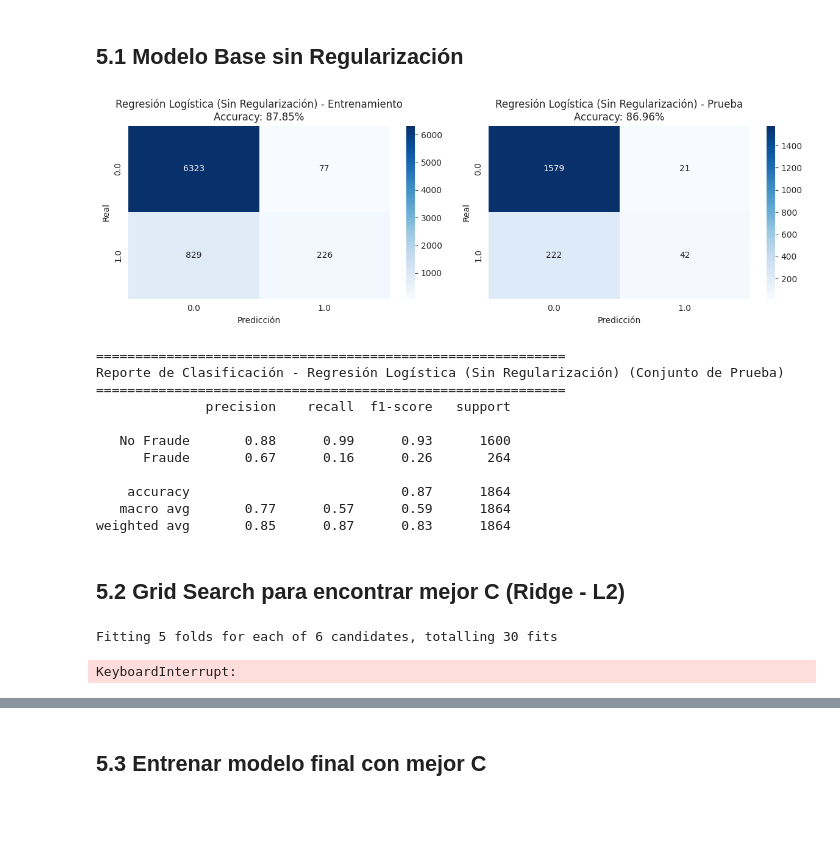
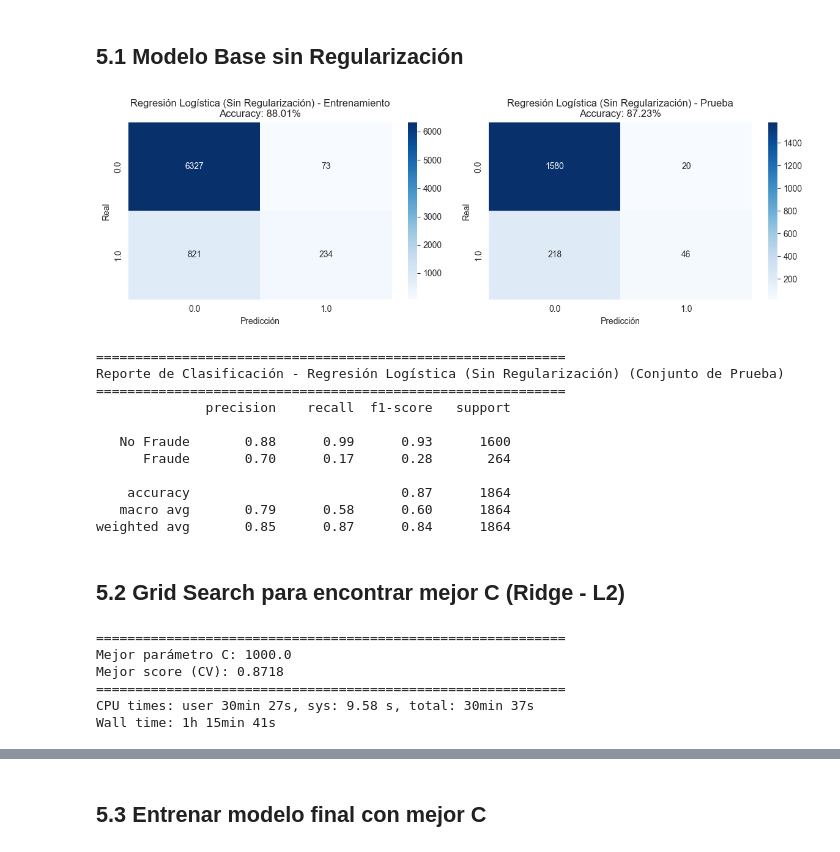
Before and after one commit to andrestrevino-EpsilonTech/Examen_reto1_clasificador_canastas_fraude, a Jupyter notebook: Notebooks/ClasificadorFraudeCanastas.ipynb, the cells around one changed output, grey strips where cells are left out. Drawn from its saved outputs; the diff is of its cells as text; code cells hidden in the pictures; blank space fills up the shorter version.

```diff
--- a/Notebooks/ClasificadorFraudeCanastas.ipynb
+++ b/Notebooks/ClasificadorFraudeCanastas.ipynb
@@ -387,37 +373,37 @@ dtype: int64
 # %%
 # Entrenar modelo base
 modelo_base = LogisticRegression(
     penalty=None,
     max_iter=1000,
     random_state=42,
-    solver='saga'
+    solver='sag'
 ).fit(X_train, y_train)
 
 # Evaluar
 acc_train_base, acc_test_base = evaluacion_modelo(
     modelo_base, X_train, y_train, X_test, y_test,
     nombre_modelo='Regresión Logística (Sin Regularización)'
 )
 # %% [output]
-[figure, old version]
+[figure, new version]
 ============================================================
 Reporte de Clasificación - Regresión Logística (Sin Regularización) (Conjunto de Prueba)
 ============================================================
               precision    recall  f1-score   support
 
    No Fraude       0.88      0.99      0.93      1600
-      Fraude       0.67      0.16      0.26       264
+      Fraude       0.70      0.17      0.28       264
 
     accuracy                           0.87      1864
-   macro avg       0.77      0.57      0.59      1864
-weighted avg       0.85      0.87      0.83      1864
+   macro avg       0.79      0.58      0.60      1864
+weighted avg       0.85      0.87      0.84      1864
 # %% [markdown]
 ## 5.2 Grid Search para encontrar mejor C (Ridge - L2)
 # %%
 %%time
 
 # Valores de lambda y C (C = 1/lambda)
-lambdas = np.array([0.001, 0.01, 0.1, 1, 10, 100])
+lambdas = np.array([0.001, .01, .1, 1, 10, 100])
 C_values = 1 / lambdas
 
 # K-Fold Cross Validation
@@ -426,30 +412,30 @@ kf = KFold(n_splits=5, shuffle=True, random_state=42)
 # Grid Search
 modelo_ridge = LogisticRegression(
     penalty='l2',
-    max_iter=1000,
-    solver='saga',
-    random_state=42
+    max_iter=1500,
+    solver='sag',
+    tol=0.0001,
+    warm_start=True
 )
 
 grid_search = GridSearchCV(
     estimator=modelo_ridge,
     param_grid={'C': C_values},
     cv=kf,
-    scoring='accuracy',
-    return_train_score=True,
-    n_jobs=-1,
-    verbose=1
-)
-
-grid_search.fit(X_train, y_train)
+    return_train_score=True
+).fit(X_train, y_train)
 
 print(f"\n{'='*60}")
 print(f"Mejor parámetro C: {grid_search.best_params_['C']}")
 print(f"Mejor score (CV): {grid_search.best_score_:.4f}")
 print(f"{'='*60}")
 # %% [output]
-Fitting 5 folds for each of 6 candidates, totalling 30 fits
+============================================================
+Mejor parámetro C: 1000.0
+Mejor score (CV): 0.8718
+============================================================
+CPU times: user 30min 27s, sys: 9.58 s, total: 30min 37s
+Wall time: 1h 15min 41s
-KeyboardInterrupt:
 # %%
 # Resultados del Grid Search
 cv_results = pd.DataFrame(grid_search.cv_results_)
```
Also changed, not shown: parts of 24 cells of this notebook.
